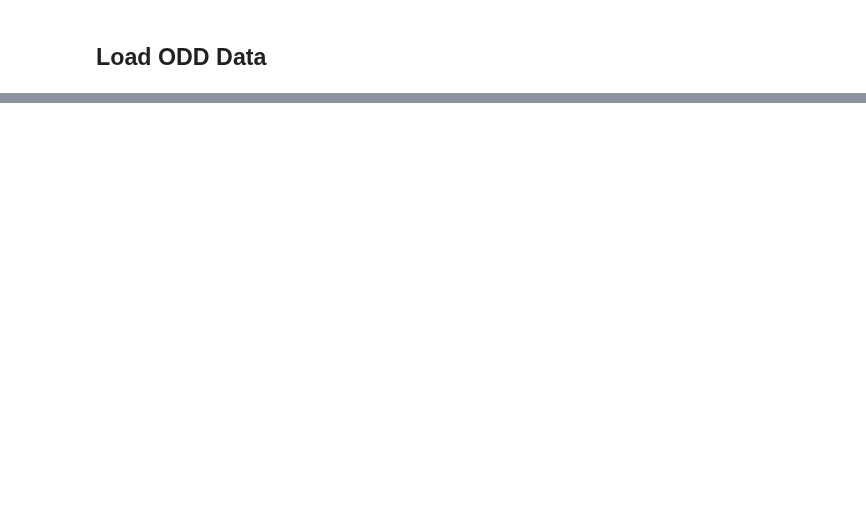
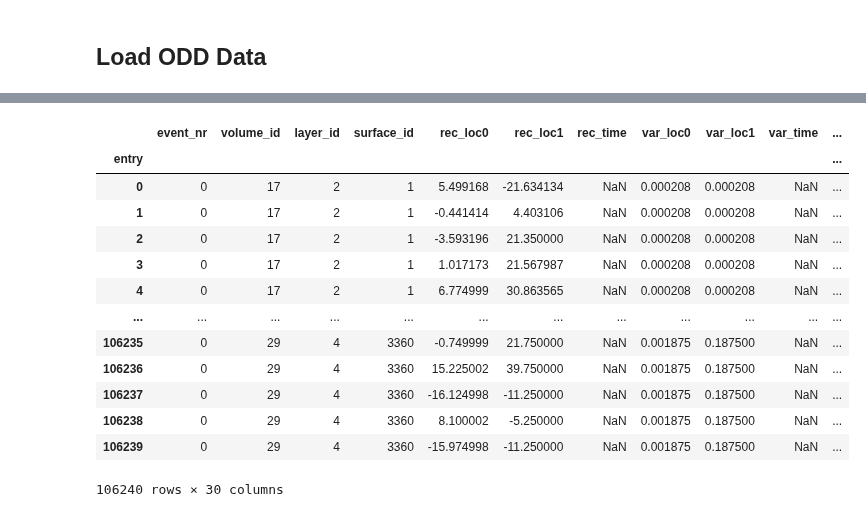
Before and after one commit to OpenDataDetector/ColliderML-Production, a Jupyter notebook: notebooks/physics/6_DM_digitisation_study.ipynb, the cells around one changed output, grey strips where cells are left out. Cells and saved outputs as stored; diff of their text form; code cells hidden in the pictures; blank space fills up the shorter version.

```diff
--- a/notebooks/physics/6_DM_digitisation_study.ipynb
+++ b/notebooks/physics/6_DM_digitisation_study.ipynb
@@ -34,5 +45,4 @@ For a specific configuration of the simulation (pt = 150MeV, eta = [-4, 4], with
 # %%
-base_dir = Path("/global/cfs/cdirs/m3443/usr/dtmurnane/Side_Work/ACTS/outputs/itk_comparison/odd_output_config_pt50_postpt0_eta-4.0_4.0_neutralsFalse_secondariesTruePU400/proc_0")
-odd_particles = load_root_file(base_dir / "particles.root")
-odd_hits = load_root_file(base_dir / "hits.root")
-odd_measurements = load_root_file(base_dir / "measurements.root")
+acts_base_path = Path("/global/cfs/cdirs/m3443/usr/dtmurnane/Side_Work/ACTS/outputs/pda_testing17")
+geo_measurements_df = load_root_file(acts_base_path / "measurements.root")
+geo_measurements_df = geo_measurements_df[geo_measurements_df["event_nr"] == 0]
@@ -196,0 +68,17 @@ df
+# %%
+geo_measurements_df
+# %% [output]
+|  | event_nr | volume_id | layer_id | surface_id | rec_loc0 | rec_loc1 | rec_time | var_loc0 | var_loc1 | var_time | ... |
+| entry |  |  |  |  |  |  |  |  |  |  | ... |
+| 0 | 0 | 17 | 2 | 1 | 5.499168 | -21.634134 | NaN | 0.000208 | 0.000208 | NaN | ... |
+| 1 | 0 | 17 | 2 | 1 | -0.441414 | 4.403106 | NaN | 0.000208 | 0.000208 | NaN | ... |
+| 2 | 0 | 17 | 2 | 1 | -3.593196 | 21.350000 | NaN | 0.000208 | 0.000208 | NaN | ... |
+| 3 | 0 | 17 | 2 | 1 | 1.017173 | 21.567987 | NaN | 0.000208 | 0.000208 | NaN | ... |
+| 4 | 0 | 17 | 2 | 1 | 6.774999 | 30.863565 | NaN | 0.000208 | 0.000208 | NaN | ... |
+| ... | ... | ... | ... | ... | ... | ... | ... | ... | ... | ... | ... |
+| 106235 | 0 | 29 | 4 | 3360 | -0.749999 | 21.750000 | NaN | 0.001875 | 0.187500 | NaN | ... |
+| 106236 | 0 | 29 | 4 | 3360 | 15.225002 | 39.750000 | NaN | 0.001875 | 0.187500 | NaN | ... |
+| 106237 | 0 | 29 | 4 | 3360 | -16.124998 | -11.250000 | NaN | 0.001875 | 0.187500 | NaN | ... |
+| 106238 | 0 | 29 | 4 | 3360 | 8.100002 | -5.250000 | NaN | 0.001875 | 0.187500 | NaN | ... |
+| 106239 | 0 | 29 | 4 | 3360 | -15.974998 | -11.250000 | NaN | 0.001875 | 0.187500 | NaN | ... |
+106240 rows × 30 columns
```
Also changed, not shown: parts of 28 cells of this notebook, 13 other files.
